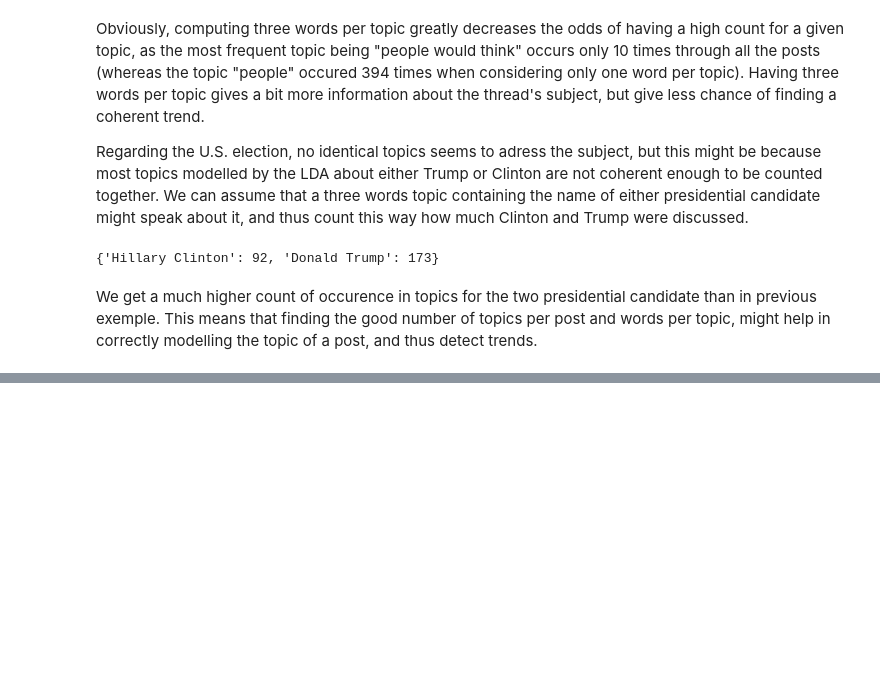
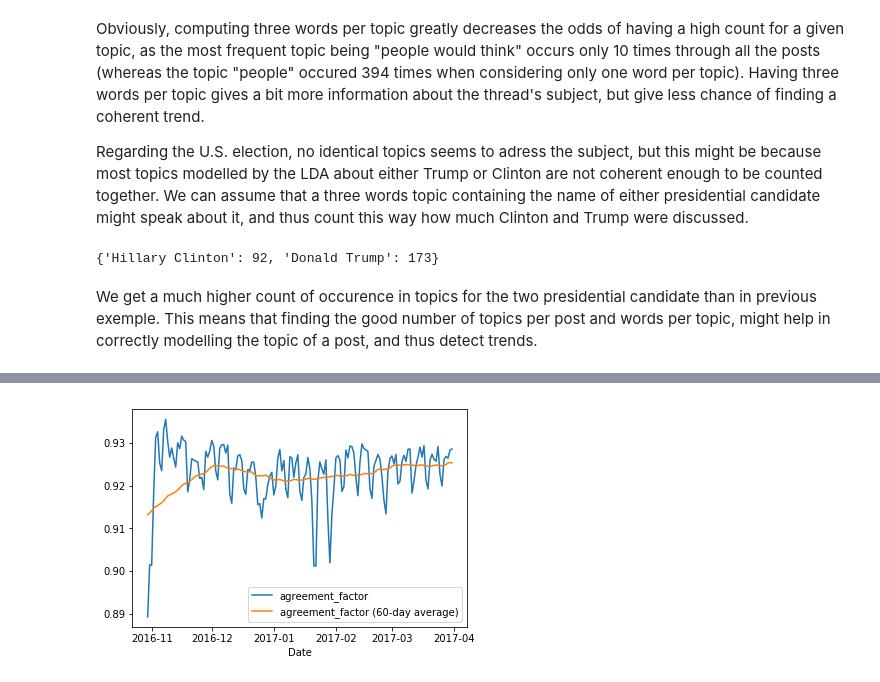
Before and after one commit to MetaHG/Reddit-opinions-polarization, a Jupyter notebook: notebooks/DataCollection.ipynb, the cells around one changed output, grey strips where cells are left out. Saved outputs shown, nothing was run; the diff lists cells and outputs as text; code cells hidden in the pictures; blank space fills up the shorter version.

```diff
--- a/notebooks/DataCollection.ipynb
+++ b/notebooks/DataCollection.ipynb
@@ -443,0 +613,4 @@ It is clear that the time period studied is too small to conclude anything about
+# %%
+plot_daily_metric(daily_agreement[(daily_agreement.index > dt.date(2016, 10, 29))], 'agreement_factor')
+# %% [output]
+[figure, added]
```
Also changed, not shown: parts of 87 cells of this notebook.
